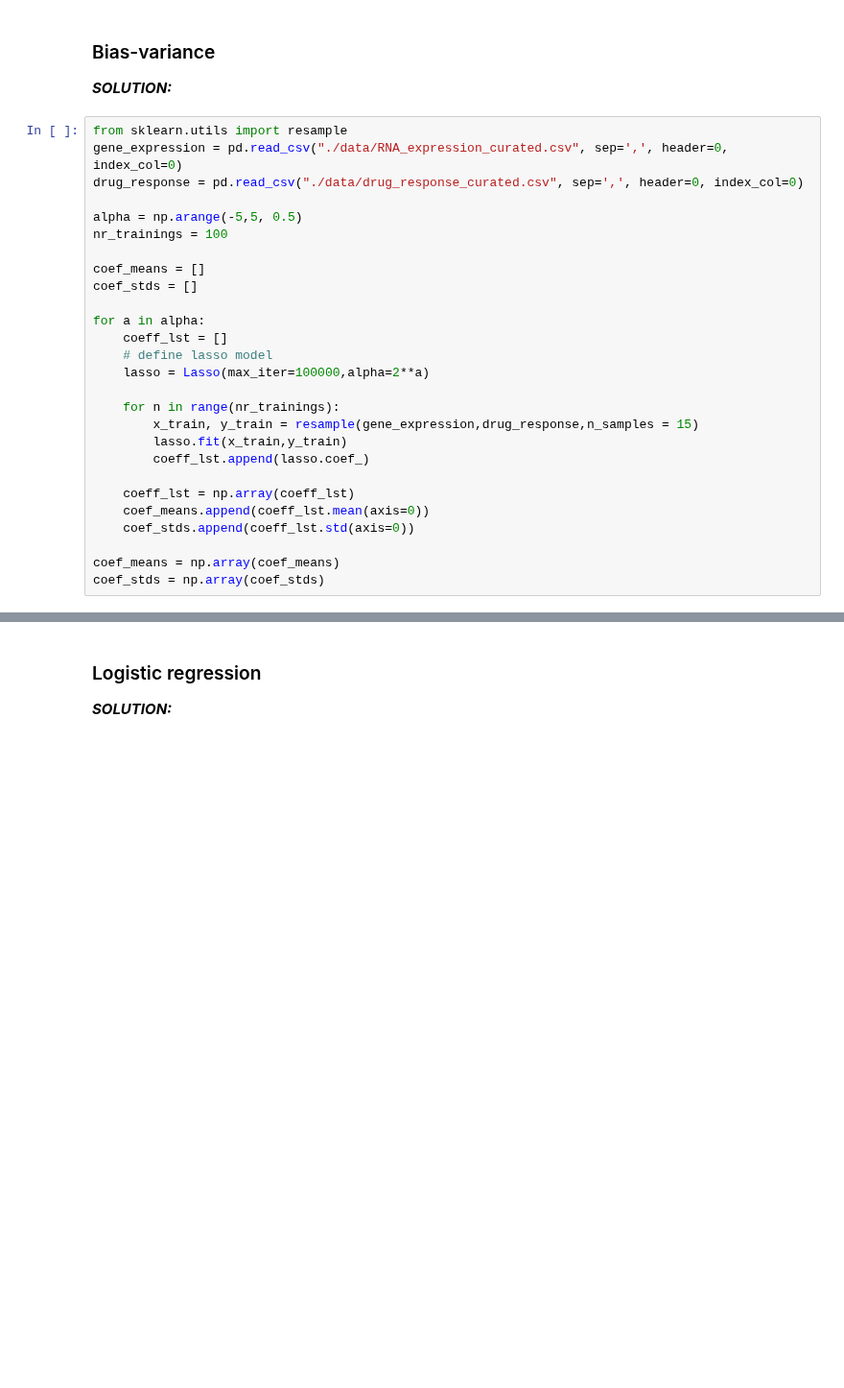
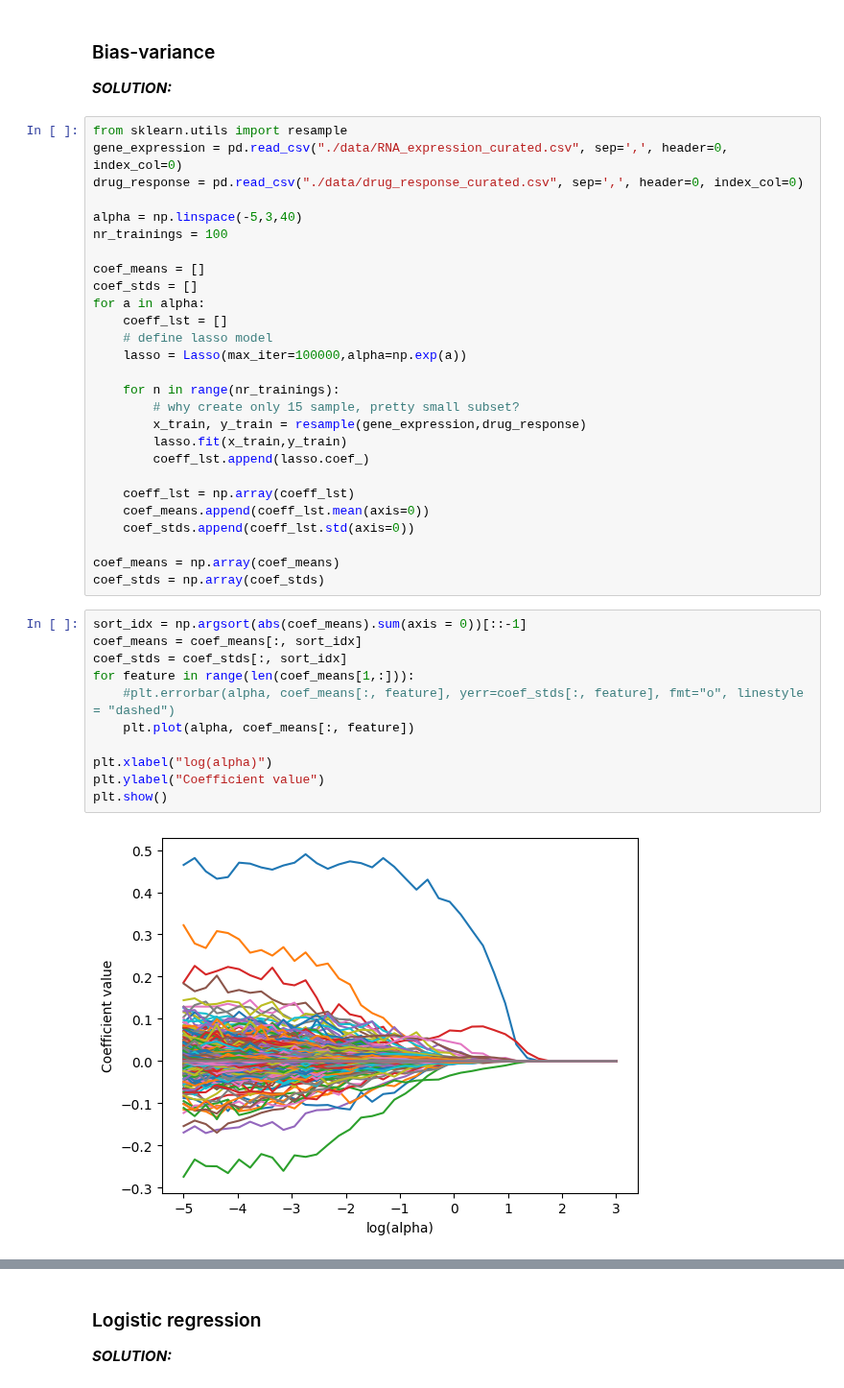
Before and after one commit to YLaret/8dm50-machine-learning, a Jupyter notebook: practicals/week_3.ipynb, the cells around one changed output, grey strips where cells are left out. Shown at 96% size. Saved outputs shown, nothing was run; the diff lists cells and outputs as text; blank space fills up the shorter version.

```diff
--- a/practicals/week_3.ipynb
+++ b/practicals/week_3.ipynb
@@ -435,19 +448,19 @@ from sklearn.utils import resample
 gene_expression = pd.read_csv("./data/RNA_expression_curated.csv", sep=',', header=0, index_col=0)
 drug_response = pd.read_csv("./data/drug_response_curated.csv", sep=',', header=0, index_col=0)
 
-alpha = np.arange(-5,5, 0.5)
+alpha = np.linspace(-5,3,40)
 nr_trainings = 100
 
 coef_means = []
 coef_stds = []
-
 for a in alpha:
     coeff_lst = []
     # define lasso model
-    lasso = Lasso(max_iter=100000,alpha=2**a)
+    lasso = Lasso(max_iter=100000,alpha=np.exp(a))
 
     for n in range(nr_trainings):
-        x_train, y_train = resample(gene_expression,drug_response,n_samples = 15)
+        # why create only 15 sample, pretty small subset?
+        x_train, y_train = resample(gene_expression,drug_response)
         lasso.fit(x_train,y_train)
         coeff_lst.append(lasso.coef_)
 
@@ -457,6 +470,19 @@ for a in alpha:
 
 coef_means = np.array(coef_means)
 coef_stds = np.array(coef_stds)
+# %%
+sort_idx = np.argsort(abs(coef_means).sum(axis = 0))[::-1]
+coef_means = coef_means[:, sort_idx]
+coef_stds = coef_stds[:, sort_idx]
+for feature in range(len(coef_means[1,:])):
+    #plt.errorbar(alpha, coef_means[:, feature], yerr=coef_stds[:, feature], fmt="o", linestyle = "dashed")
+    plt.plot(alpha, coef_means[:, feature])
+
+plt.xlabel("log(alpha)")
+plt.ylabel("Coefficient value")
+plt.show()
+# %% [output]
+[figure, added]
 # %%
 sort_idx = np.argsort(abs(coef_means).sum(axis = 0))[::-1]
 coef_means = coef_means[:, sort_idx]
```
Also changed, not shown: parts of 5 cells of this notebook.
